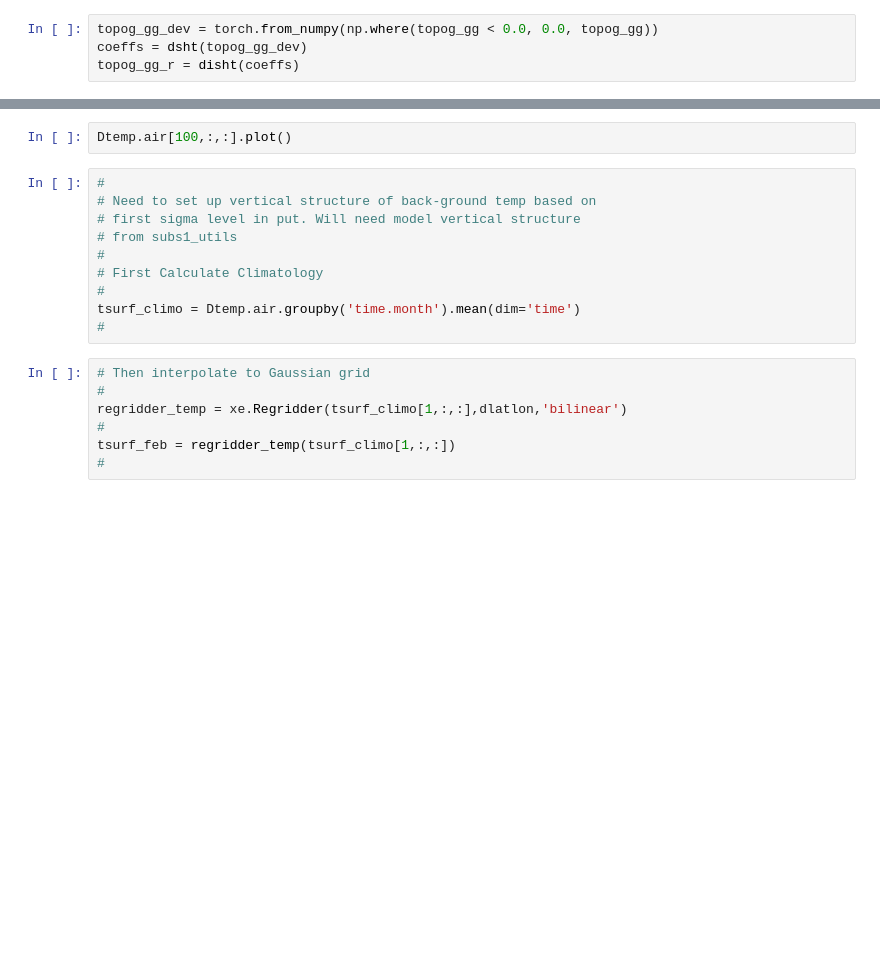
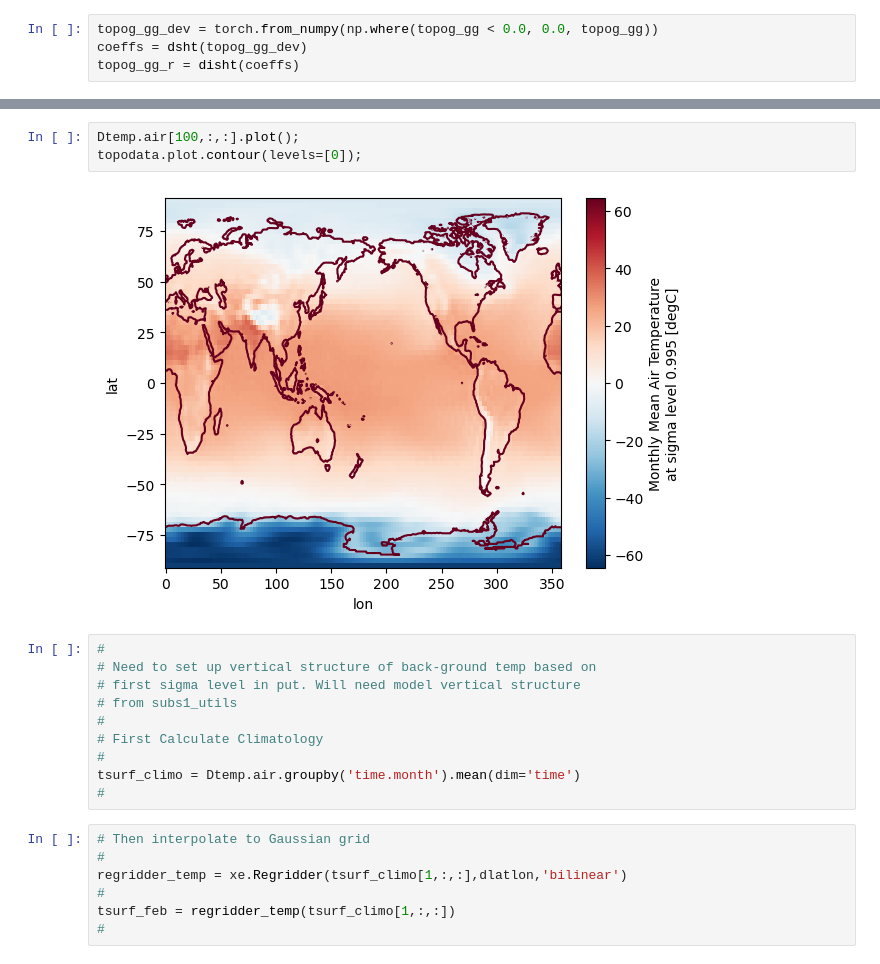
Before and after one commit to jsb288/Atmospheric-Teleconnection-Model, a Jupyter notebook: MultiThread_Model/preprocess.ipynb, the cells around one changed output, grey strips where cells are left out. Drawn from its saved outputs; the diff is of its cells as text; blank space fills up the shorter version.

```diff
--- a/MultiThread_Model/preprocess.ipynb
+++ b/MultiThread_Model/preprocess.ipynb
@@ -138,5 +173,8 @@ Dtemp
 # %%
-Dtemp.air[100,:,:].plot()
+Dtemp.air[100,:,:].plot();
+topodata.plot.contour(levels=[0]);
+# %% [output]
+[figure, added]
 # %%
 #
 # Need to set up vertical structure of back-ground temp based on
```
Also changed, not shown: parts of 40 cells of this notebook.
